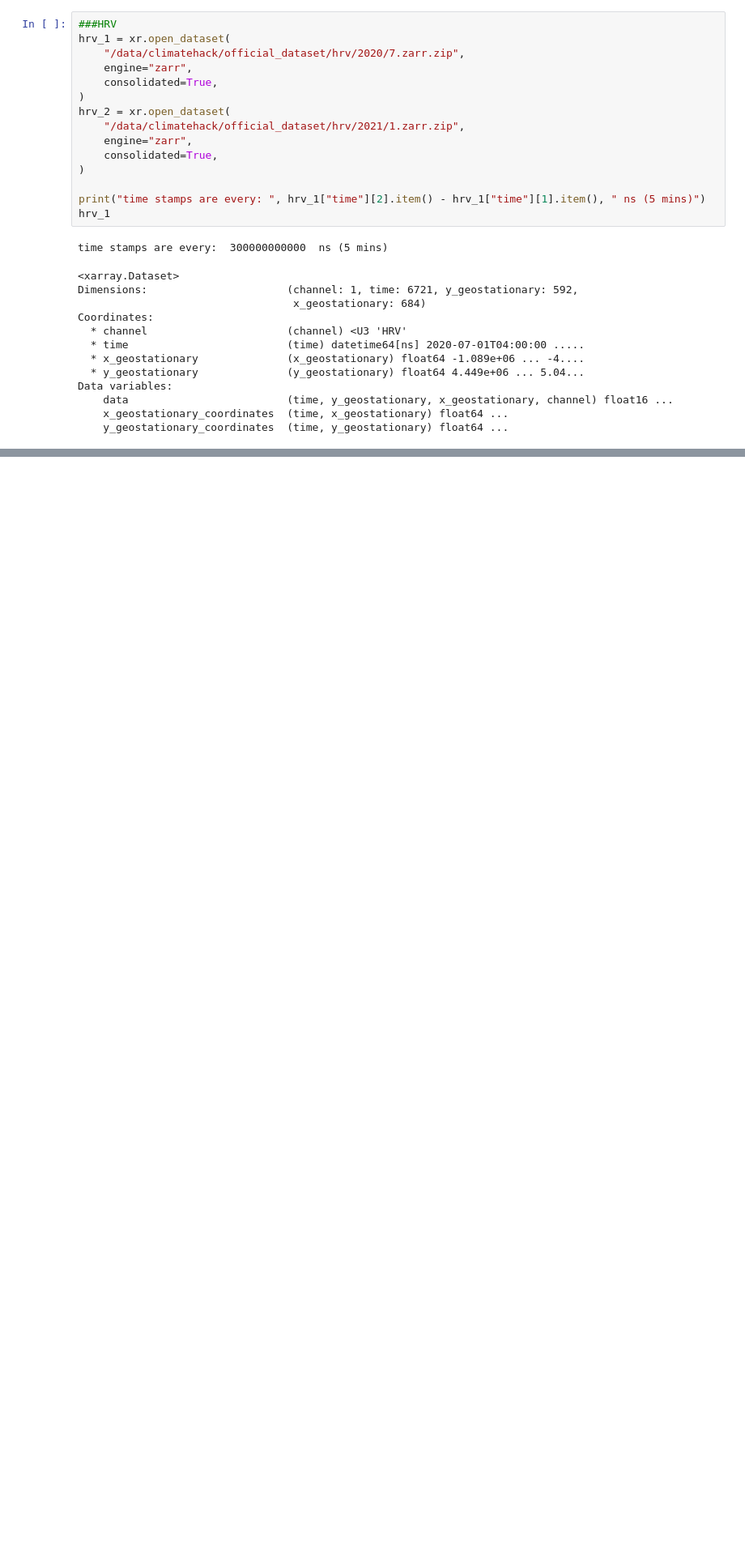
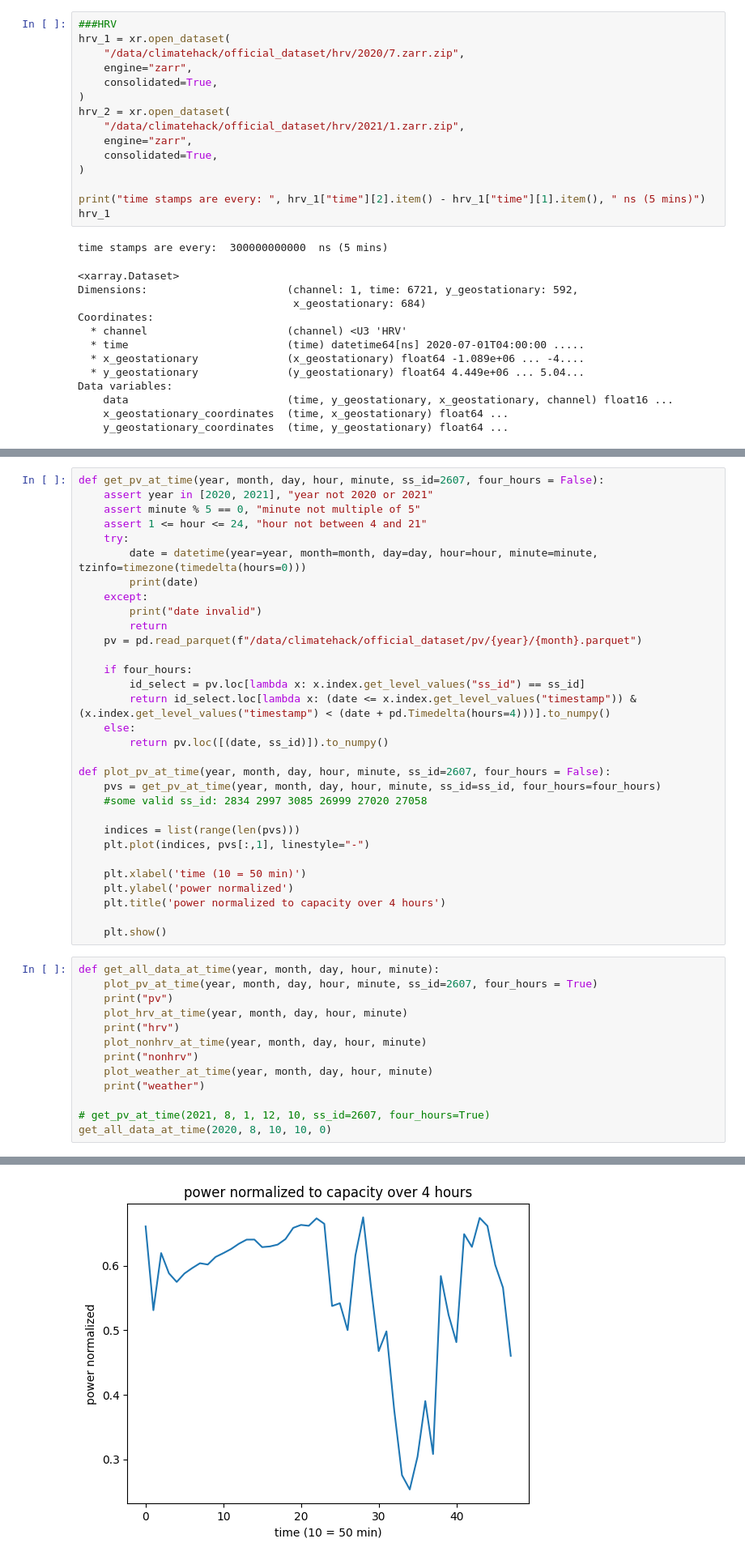
Before and after one commit to mlberkeley/climatehack2023, a Jupyter notebook: notebooks/Andrew_explores.ipynb, the cells around one changed output, grey strips where cells are left out. Shown at 81% size. Cells and saved outputs as stored; diff of their text form; blank space fills up the shorter version.

```diff
--- a/notebooks/Andrew_explores.ipynb
+++ b/notebooks/Andrew_explores.ipynb
@@ -149,0 +209,45 @@ axes.coastlines()
+# %%
+def get_pv_at_time(year, month, day, hour, minute, ss_id=2607, four_hours = False):
+    assert year in [2020, 2021], "year not 2020 or 2021"
+    assert minute % 5 == 0, "minute not multiple of 5"
+    assert 1 <= hour <= 24, "hour not between 4 and 21"
+    try:
+        date = datetime(year=year, month=month, day=day, hour=hour, minute=minute, tzinfo=timezone(timedelta(hours=0)))
+        print(date)
+    except:
+        print("date invalid")
+        return
+    pv = pd.read_parquet(f"/data/climatehack/official_dataset/pv/{year}/{month}.parquet")
+
+    if four_hours:
+        id_select = pv.loc[lambda x: x.index.get_level_values("ss_id") == ss_id]
+        return id_select.loc[lambda x: (date <= x.index.get_level_values("timestamp")) & (x.index.get_level_values("timestamp") < (date + pd.Timedelta(hours=4)))].to_numpy()
+    else:
+        return pv.loc([(date, ss_id)]).to_numpy()
+
+def plot_pv_at_time(year, month, day, hour, minute, ss_id=2607, four_hours = False):
+    pvs = get_pv_at_time(year, month, day, hour, minute, ss_id=ss_id, four_hours=four_hours)
+    #some valid ss_id: 2834 2997 3085 26999 27020 27058
+
+    indices = list(range(len(pvs)))
+    plt.plot(indices, pvs[:,1], linestyle="-")
+
+    plt.xlabel('time (10 = 50 min)')
+    plt.ylabel('power normalized')
+    plt.title('power normalized to capacity over 4 hours')
+
+    plt.show()
+# %%
+def get_all_data_at_time(year, month, day, hour, minute):
+    plot_pv_at_time(year, month, day, hour, minute, ss_id=2607, four_hours = True)
+    print("pv")
+    plot_hrv_at_time(year, month, day, hour, minute)
+    print("hrv")
+    plot_nonhrv_at_time(year, month, day, hour, minute)
+    print("nonhrv")
+    plot_weather_at_time(year, month, day, hour, minute)
+    print("weather")
+
+# get_pv_at_time(2021, 8, 1, 12, 10, ss_id=2607, four_hours=True)
+get_all_data_at_time(2020, 8, 10, 10, 0)
+# %% [output]
@@ -149,0 +255 @@ axes.coastlines()
+[figure, added]
```
Also changed, not shown: parts of 7 cells of this notebook.
